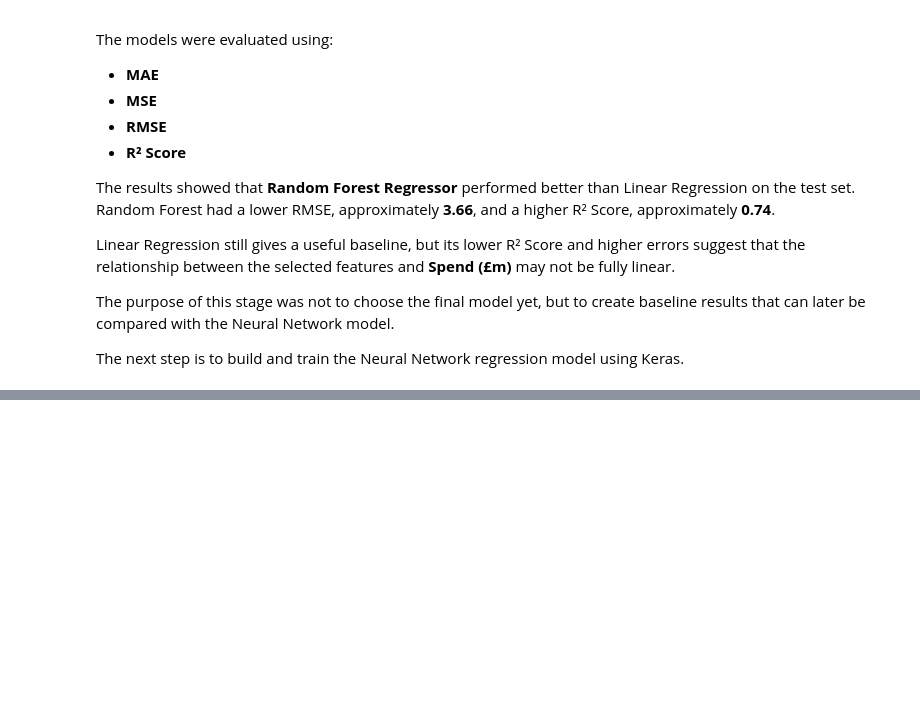
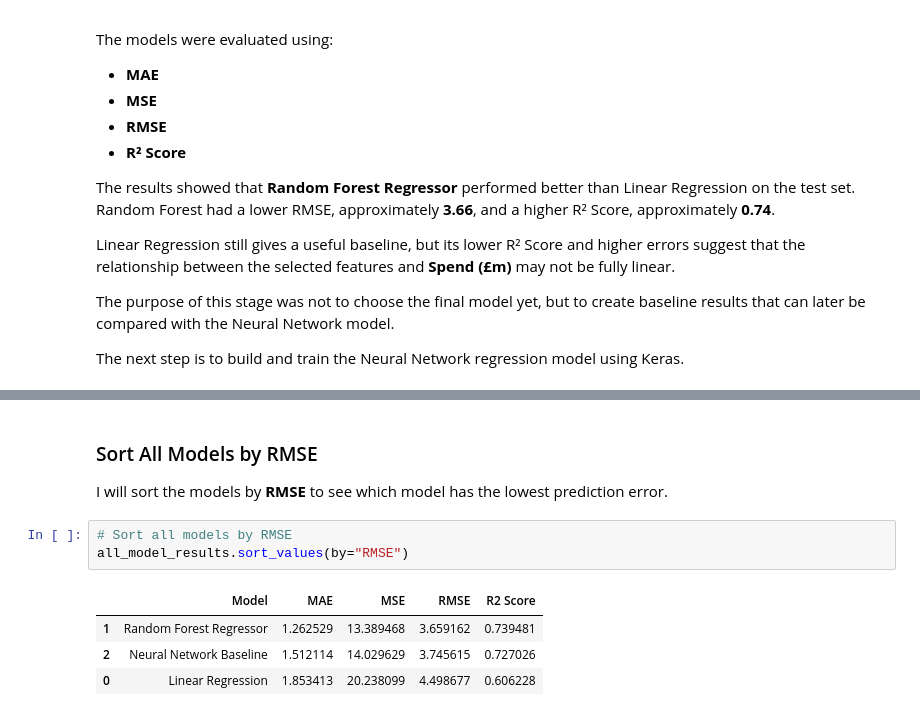
Before and after one commit to ThiagoGoncos/CCT-machine-learning-neural-network-sentiment-analysis, a Jupyter notebook: ThiagoGoncalves_ML_CA2.ipynb, the cells around one changed output, grey strips where cells are left out. Cells and saved outputs as stored; diff of their text form; blank space fills up the shorter version.

```diff
--- a/ThiagoGoncalves_ML_CA2.ipynb
+++ b/ThiagoGoncalves_ML_CA2.ipynb
@@ -1887,0 +2093,12 @@ The next step is to build and train the Neural Network regression model using Ke
+# %% [markdown]
+### Sort All Models by RMSE
+
+I will sort the models by **RMSE** to see which model has the lowest prediction error.
+# %%
+# Sort all models by RMSE
+all_model_results.sort_values(by="RMSE")
+# %% [output]
+|  | Model | MAE | MSE | RMSE | R2 Score |
+| 1 | Random Forest Regressor | 1.262529 | 13.389468 | 3.659162 | 0.739481 |
+| 2 | Neural Network Baseline | 1.512114 | 14.029629 | 3.745615 | 0.727026 |
+| 0 | Linear Regression | 1.853413 | 20.238099 | 4.498677 | 0.606228 |
```
Also changed, not shown: parts of 32 cells of this notebook.
